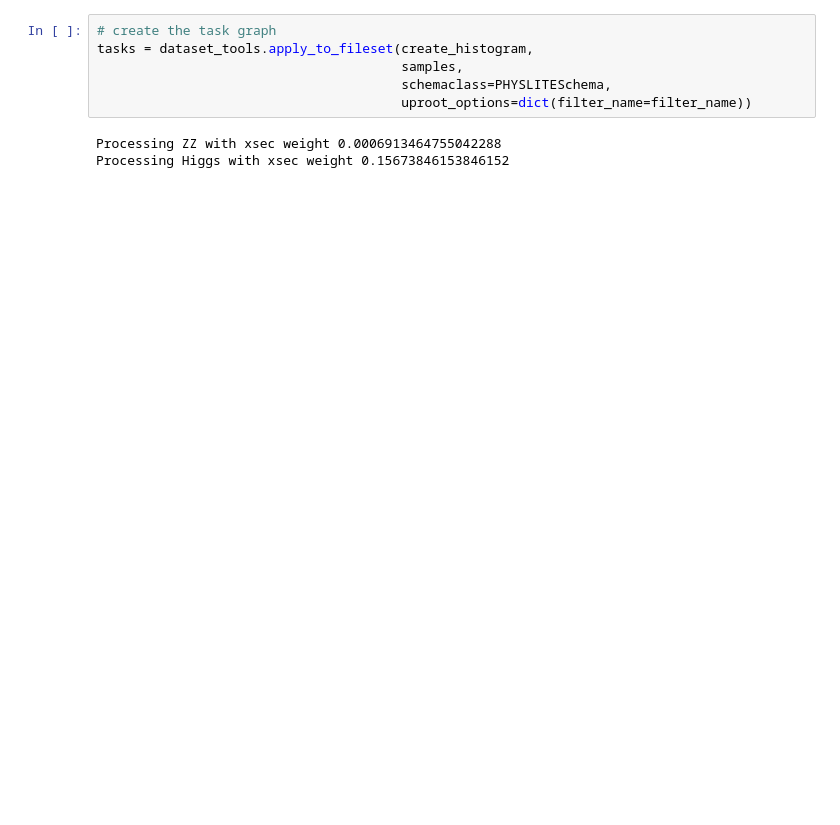
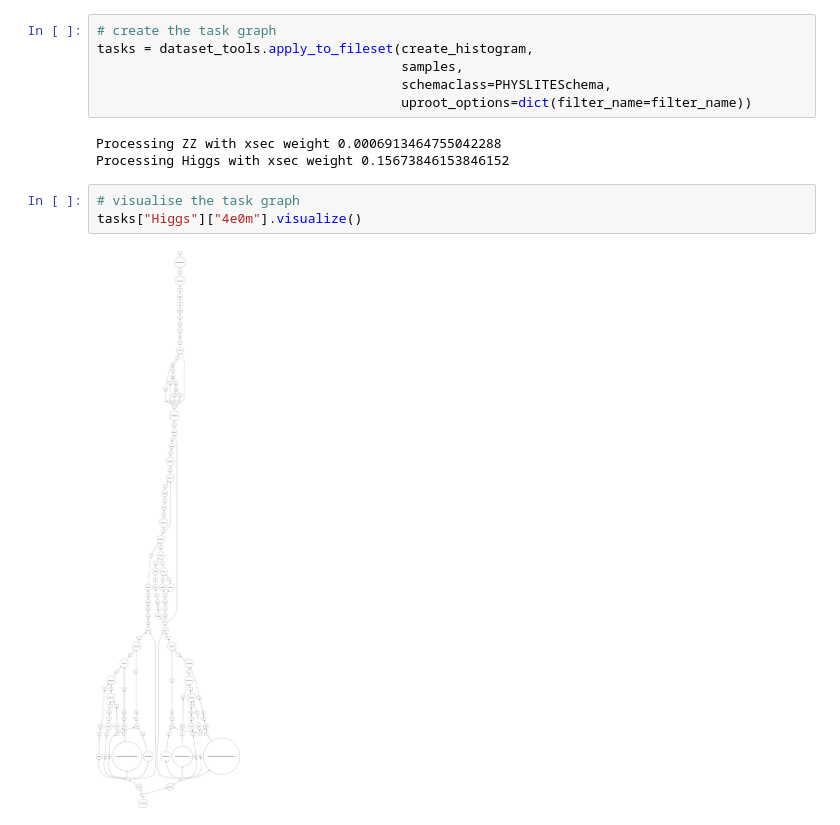
Before and after one commit to ekourlit/scipy2024-ATLAS-demo, a Jupyter notebook: analysis_demo_coffea.ipynb, the cells around one changed output. Cells and saved outputs as stored; diff of their text form; blank space fills up the shorter version.

```diff
--- a/analysis_demo_coffea.ipynb
+++ b/analysis_demo_coffea.ipynb
@@ -185,6 +183,11 @@ tasks = dataset_tools.apply_to_fileset(create_histogram,
 # %% [output]
 Processing ZZ with xsec weight 0.0006913464755042288
 Processing Higgs with xsec weight 0.15673846153846152
+# %%
+# visualise the task graph
+tasks["Higgs"]["4e0m"].visualize()
+# %% [output]
+[figure, added]
 # %%
 %%time
 # execute
```
Also changed, not shown: parts of 6 cells of this notebook, 1 other file.
